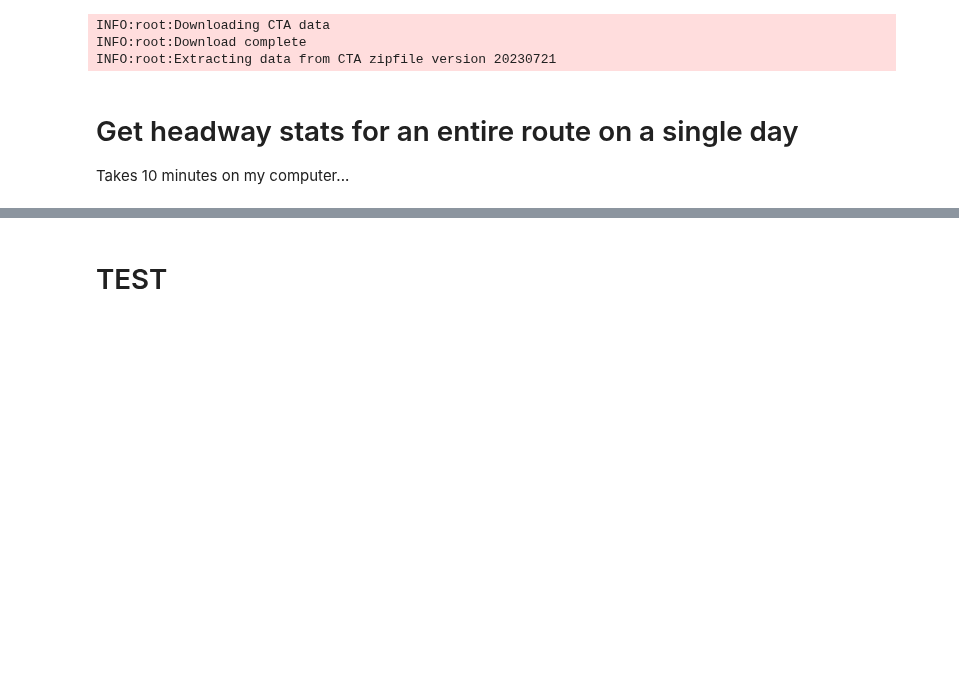
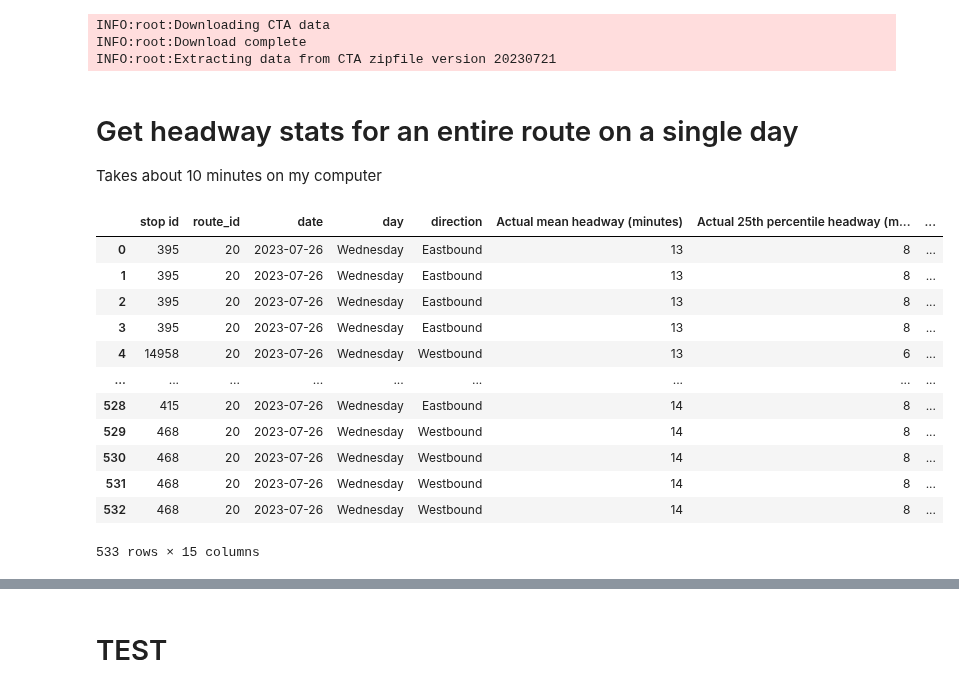
Before and after one commit to kristenhahn/cta_bus_tracker_exploration, a Jupyter notebook: all_headways_all_stops_single_route.ipynb, the cells around one changed output, grey strips where cells are left out. Drawn from its saved outputs; the diff is of its cells as text; code cells hidden in the pictures; blank space fills up the shorter version.

```diff
--- a/all_headways_all_stops_single_route.ipynb
+++ b/all_headways_all_stops_single_route.ipynb
@@ -24,13 +24,29 @@ INFO:root:Download complete
 INFO:root:Extracting data from CTA zipfile version 20230721
 # %% [markdown]
 # Get headway stats for an entire route on a single day
-Takes 10 minutes on my computer...
+Takes about 10 minutes on my computer
 # %%
 %%capture --no-display
 
 # Route 55, 7/26/2023
 
 stats_all_stops_55_20230726 = get_stats_all_stops(gtfs_feed, '20', '2023-07-26')
+# %%
+stats_all_stops_55_20230726
+# %% [output]
+|  | stop id | route_id | date | day | direction | Actual mean headway (minutes) | Actual 25th percentile headway (m... | ... |
+| 0 | 395 | 20 | 2023-07-26 | Wednesday | Eastbound | 13 | 8 | ... |
+| 1 | 395 | 20 | 2023-07-26 | Wednesday | Eastbound | 13 | 8 | ... |
+| 2 | 395 | 20 | 2023-07-26 | Wednesday | Eastbound | 13 | 8 | ... |
+| 3 | 395 | 20 | 2023-07-26 | Wednesday | Eastbound | 13 | 8 | ... |
+| 4 | 14958 | 20 | 2023-07-26 | Wednesday | Westbound | 13 | 6 | ... |
+| ... | ... | ... | ... | ... | ... | ... | ... | ... |
+| 528 | 415 | 20 | 2023-07-26 | Wednesday | Eastbound | 14 | 8 | ... |
+| 529 | 468 | 20 | 2023-07-26 | Wednesday | Westbound | 14 | 8 | ... |
+| 530 | 468 | 20 | 2023-07-26 | Wednesday | Westbound | 14 | 8 | ... |
+| 531 | 468 | 20 | 2023-07-26 | Wednesday | Westbound | 14 | 8 | ... |
+| 532 | 468 | 20 | 2023-07-26 | Wednesday | Westbound | 14 | 8 | ... |
+533 rows × 15 columns
 # %%
 # plot route 55 linestring and stops with headway data
 
```
Also changed, not shown: parts of 38 cells of this notebook, 1 other file.
